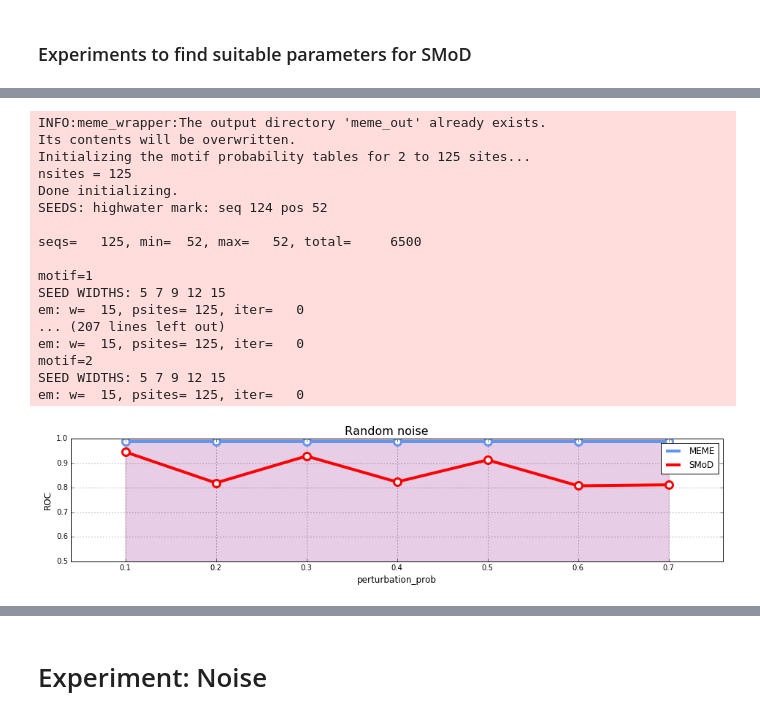
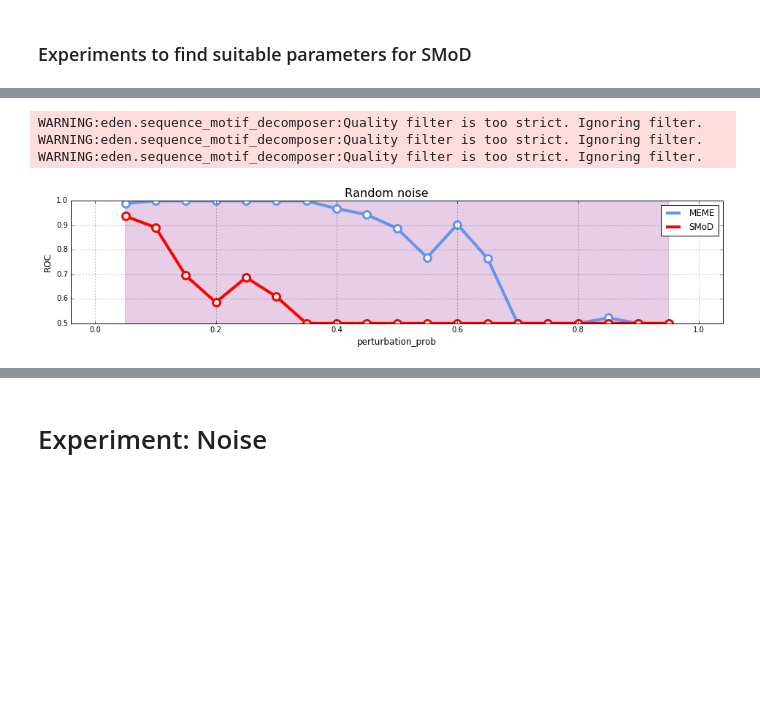
Before and after one commit to fabriziocosta/pyMotif, a Jupyter notebook: Performance Comparison.ipynb, the cells around one changed output, grey strips where cells are left out. Drawn from its saved outputs; the diff is of its cells as text; code cells hidden in the pictures; blank space fills up the shorter version.

```diff
--- a/Performance Comparison.ipynb
+++ b/Performance Comparison.ipynb
@@ -611,31 +672,34 @@ def make_results(n_rep=2):
         results = {'meme':[], 'smod':[]}
         for rep in range(n_rep):
             tool_result = evaluate(scoring_criteria='pwm', # ['pwm','hmm']
-                                   complexity=5,
                                    motif_length=10,
                                    n_motives=2,
                                    sequence_length=52,
                                    n_sequences=250,
                                    perturbation_prob=param,
+                                   complexity=5,
                                    n_clusters=15,
                                    min_subarray_size=5,
                                    max_subarray_size=15,
-                                   min_score=4,#
-                                   min_freq=0.4, #0.25#
-                                   min_cluster_size=5,#
-                                   similarity_threshold=.90,
+                                   p_value=0.03,
+                                   similarity_threshold=0.9,
+                                   min_score=4,
+                                   min_freq=0.4,
+                                   min_cluster_size=5,
+                                   regex_th=0.3,
+                                   sample_size=200,
                                    freq_threshold=0.025,
-                                   p_value=0.03) # 0.01
+                                   std_th=None)
 
             results['meme'].append(tool_result['meme'])
             results['smod'].append(tool_result['smod'])
         for tool in ['meme', 'smod']:
-            avg = np.mean(results[tool])
-            std = np.std(results[tool])
+            R = [r for r in results[tool] if r]
+            avg = np.mean(R)
+            std = np.std(R)
             results[tool] = (avg, std)
         yield param, results['meme'][0], results['meme'][1], results['smod'][0], results['smod'][1]
 
-
 data = [(param, val_m, std_m, val_s, std_s) for param, val_m, std_m, val_s, std_s in make_results()]
 plot_results(data, title='Random noise', xlabel='perturbation_prob', ylabel='ROC')
 # %% [output]
@@ -645,54 +709,44 @@ Wall time: 2min 40s
 # %%
+
 %%time
 
 def make_results(n_rep=2):
-    for param in [0.1,0.2,0.3,0.4,0.5,0.6,0.7]:
+    for param in [x/float(20) for x in range(1,20)]:
         results = {'meme':[], 'smod':[]}
         for rep in range(n_rep):
             tool_result = evaluate(scoring_criteria='pwm', # ['pwm','hmm']
-                                   complexity=5,
                                    motif_length=10,
                                    n_motives=2,
                                    sequence_length=52,
                                    n_sequences=250,
-                                   perturbation_prob=0.05,
+                                   perturbation_prob=param,
+                                   complexity=5,
                                    n_clusters=15,
                                    min_subarray_size=5,
                                    max_subarray_size=15,
+                                   p_value=0.5,
+                                   similarity_threshold=0.9,
                                    min_score=4,
-                                   min_freq=param,
+                                   min_freq=0.25,
                                    min_cluster_size=5,
-                                   similarity_threshold=.90,
-                                   freq_threshold=0.025,
-                                   p_value=0.03)
+                                   regex_th=0.3,
+                                   sample_size=200,
+                                   freq_threshold=0.01,
+                                   std_th=None)
 
             results['meme'].append(tool_result['meme'])
             results['smod'].append(tool_result['smod'])
         for tool in ['meme', 'smod']:
-            avg = np.mean(results[tool])
-            std = np.std(results[tool])
+            R = [r for r in results[tool] if r]
+            avg = np.mean(R)
+            std = np.std(R)
             results[tool] = (avg, std)
         yield param, results['meme'][0], results['meme'][1], results['smod'][0], results['smod'][1]
 
-
 data = [(param, val_m, std_m, val_s, std_s) for param, val_m, std_m, val_s, std_s in make_results()]
 plot_results(data, title='Random noise', xlabel='perturbation_prob', ylabel='ROC')
 # %% [output]
-INFO:meme_wrapper:The output directory 'meme_out' already exists.
-Its contents will be overwritten.
-Initializing the motif probability tables for 2 to 125 sites...
-nsites = 125
-Done initializing.
-SEEDS: highwater mark: seq 124 pos 52
-
-seqs=   125, min=  52, max=   52, total=     6500
-
-motif=1
-SEED WIDTHS: 5 7 9 12 15
-em: w=  15, psites= 125, iter=   0
-... (207 lines left out)
-em: w=  15, psites= 125, iter=   0
-motif=2
-SEED WIDTHS: 5 7 9 12 15
-em: w=  15, psites= 125, iter=   0
+WARNING:eden.sequence_motif_decomposer:Quality filter is too strict. Ignoring filter.
+WARNING:eden.sequence_motif_decomposer:Quality filter is too strict. Ignoring filter.
+WARNING:eden.sequence_motif_decomposer:Quality filter is too strict. Ignoring filter.
-[figure, old version]
+[figure, new version]
```
Also changed, not shown: parts of 11 cells of this notebook.
